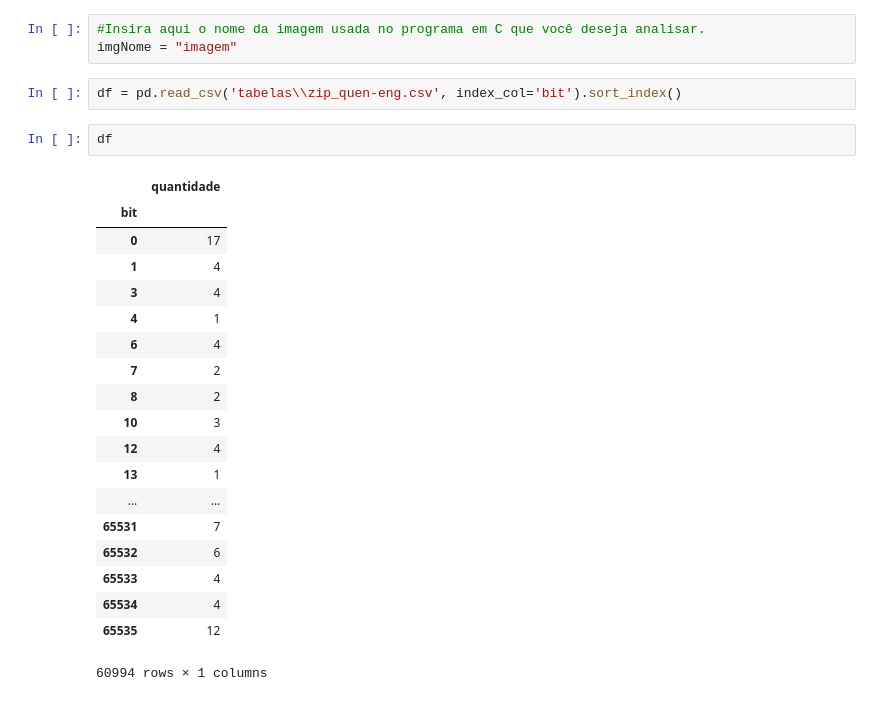
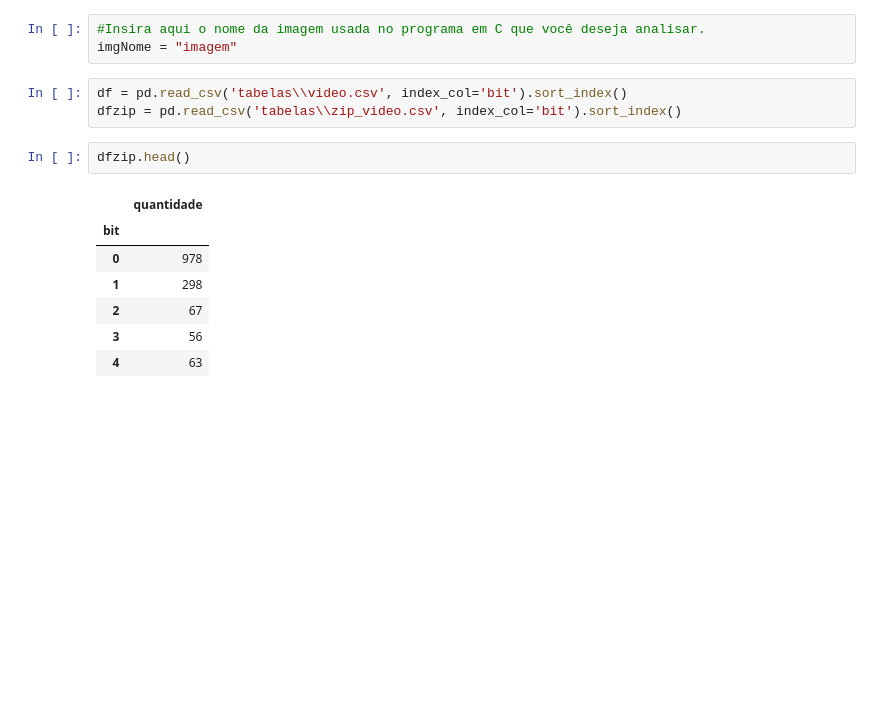
Before and after one commit to matheusantonio/Exercicios-e-Programas-UFF, a Jupyter notebook: PAQ/Trabalho1PAQ/graphic_generator.ipynb, the cells around one changed output. Drawn from its saved outputs; the diff is of its cells as text; blank space fills up the shorter version.

```diff
--- a/PAQ/Trabalho1PAQ/graphic_generator.ipynb
+++ b/PAQ/Trabalho1PAQ/graphic_generator.ipynb
@@ -7,28 +7,17 @@ import matplotlib.pyplot as plt
 #Insira aqui o nome da imagem usada no programa em C que você deseja analisar.
 imgNome = "imagem"
 # %%
-df = pd.read_csv('tabelas\\zip_quen-eng.csv', index_col='bit').sort_index()
+df = pd.read_csv('tabelas\\video.csv', index_col='bit').sort_index()
+dfzip = pd.read_csv('tabelas\\zip_video.csv', index_col='bit').sort_index()
-# %%
-df
-# %% [output]
-|  | quantidade |
-| bit |  |
-| 0 | 17 |
-| 1 | 4 |
-| 3 | 4 |
-| 4 | 1 |
-| 6 | 4 |
-| 7 | 2 |
-| 8 | 2 |
-| 10 | 3 |
-| 12 | 4 |
-| 13 | 1 |
-| ... | ... |
-| 65531 | 7 |
-| 65532 | 6 |
-| 65533 | 4 |
-| 65534 | 4 |
-| 65535 | 12 |
-60994 rows × 1 columns
+# %%
+dfzip.head()
+# %% [output]
+|  | quantidade |
+| bit |  |
+| 0 | 978 |
+| 1 | 298 |
+| 2 | 67 |
+| 3 | 56 |
+| 4 | 63 |
 # %%
 df.plot(figsize=(15, 5), title='Quantidade de bits')
```
Also changed, not shown: parts of 2 cells of this notebook, 28 other files.
